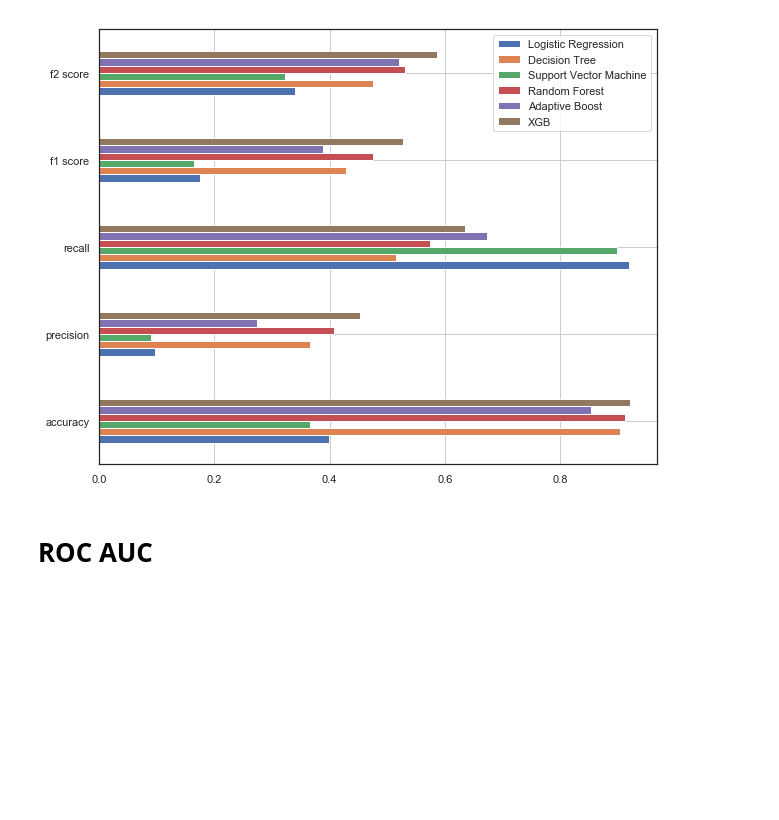
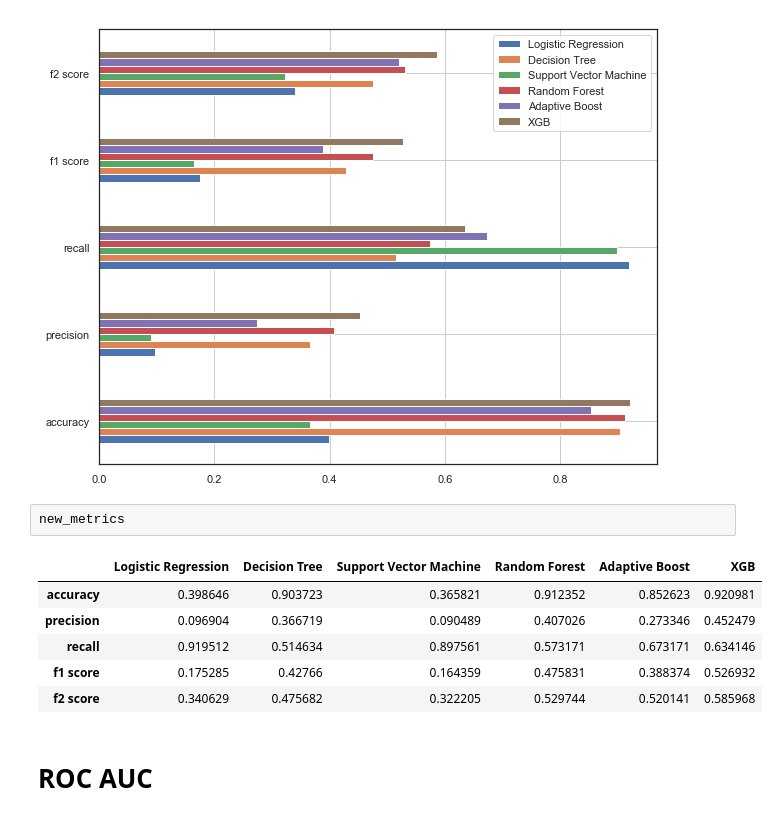
Before and after one commit to PythonNewLearner/Machine-Learning-_-Bankcruptcy, a Jupyter notebook: project.ipynb, the cells around one changed output. Saved outputs shown, nothing was run; the diff lists cells and outputs as text; blank space fills up the shorter version.

```diff
--- a/project.ipynb
+++ b/project.ipynb
@@ -1060,6 +1060,15 @@ XGB  F1 :  0.5269322589357482
 XGB  F2 :  0.5859679275555031
 ############################################################
 [figure]
+# %%
+new_metrics
+# %% [output]
+|  | Logistic Regression | Decision Tree | Support Vector Machine | Random Forest | Adaptive Boost | XGB |
+| accuracy | 0.398646 | 0.903723 | 0.365821 | 0.912352 | 0.852623 | 0.920981 |
+| precision | 0.096904 | 0.366719 | 0.090489 | 0.407026 | 0.273346 | 0.452479 |
+| recall | 0.919512 | 0.514634 | 0.897561 | 0.573171 | 0.673171 | 0.634146 |
+| f1 score | 0.175285 | 0.42766 | 0.164359 | 0.475831 | 0.388374 | 0.526932 |
+| f2 score | 0.340629 | 0.475682 | 0.322205 | 0.529744 | 0.520141 | 0.585968 |
 # %% [markdown]
 # ROC AUC
 # %%
```
